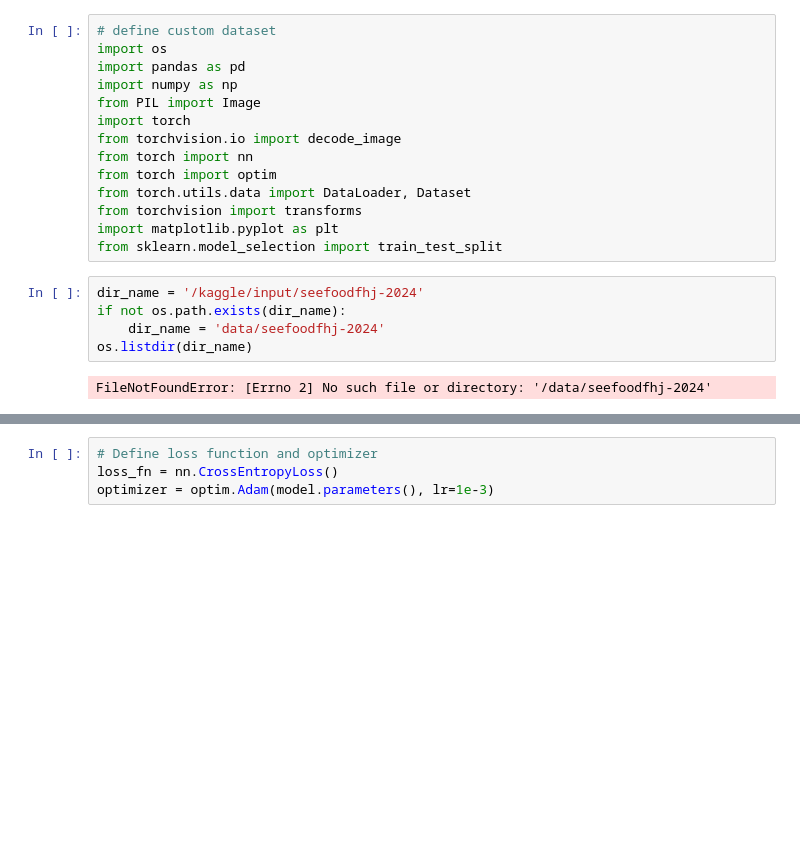
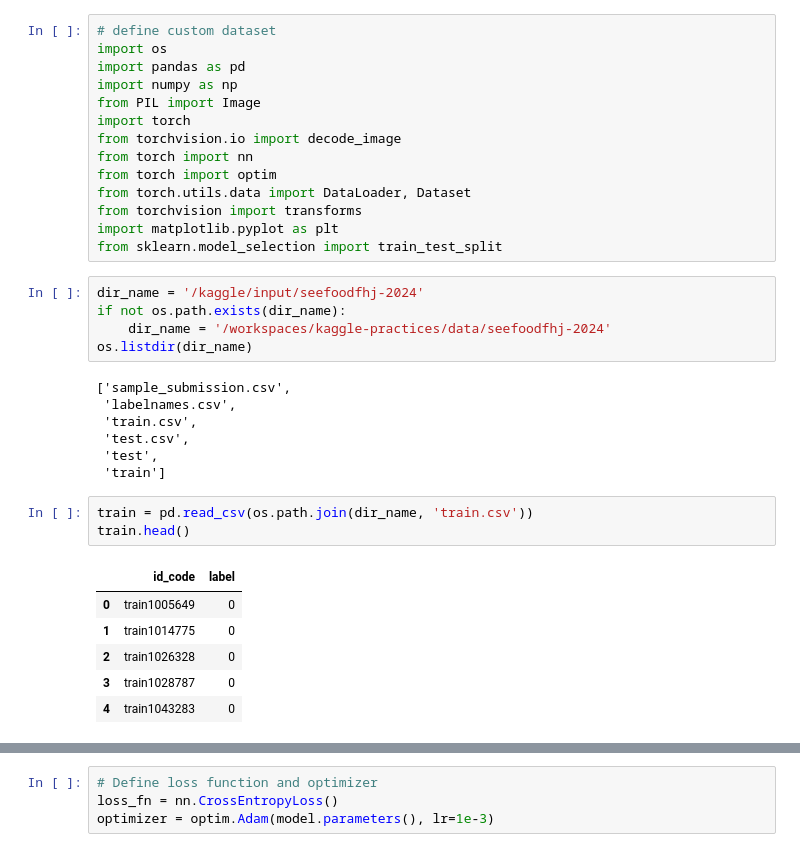
Before and after one commit to rpsingh21/kaggle-practices, a Jupyter notebook: SeeFood@FHJ2024.ipynb, the cells around one changed output, grey strips where cells are left out. Saved outputs shown, nothing was run; the diff lists cells and outputs as text; blank space fills up the shorter version.

```diff
--- a/SeeFood@FHJ2024.ipynb
+++ b/SeeFood@FHJ2024.ipynb
@@ -15,7 +15,22 @@ from sklearn.model_selection import train_test_split
 # %%
 dir_name = '/kaggle/input/seefoodfhj-2024'
 if not os.path.exists(dir_name):
-    dir_name = 'data/seefoodfhj-2024'
+    dir_name = '/workspaces/kaggle-practices/data/seefoodfhj-2024'
 os.listdir(dir_name)
 # %% [output]
-FileNotFoundError: [Errno 2] No such file or directory: '/data/seefoodfhj-2024'
+['sample_submission.csv',
+ 'labelnames.csv',
+ 'train.csv',
+ 'test.csv',
+ 'test',
+ 'train']
+# %%
+train = pd.read_csv(os.path.join(dir_name, 'train.csv'))
+train.head()
+# %% [output]
+|  | id_code | label |
+| 0 | train1005649 | 0 |
+| 1 | train1014775 | 0 |
+| 2 | train1026328 | 0 |
+| 3 | train1028787 | 0 |
+| 4 | train1043283 | 0 |
```
Also changed, not shown: parts of 8 cells of this notebook.
